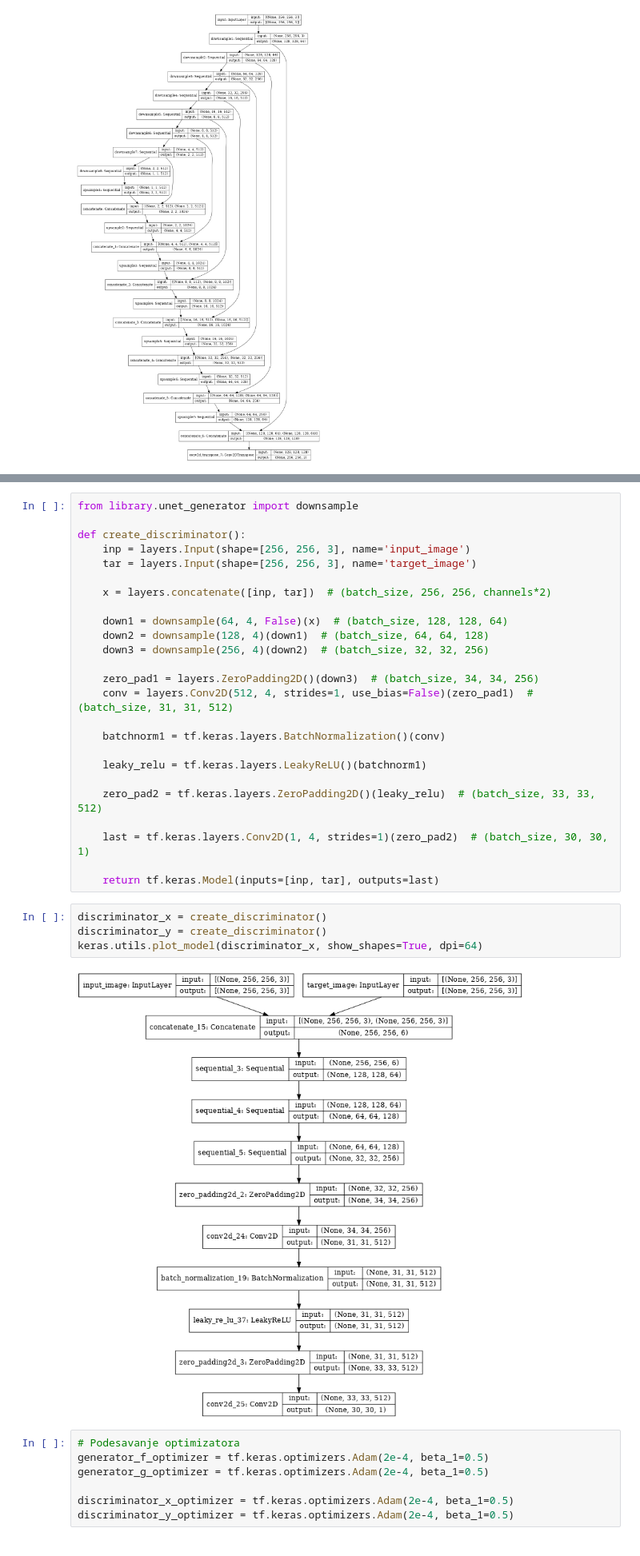
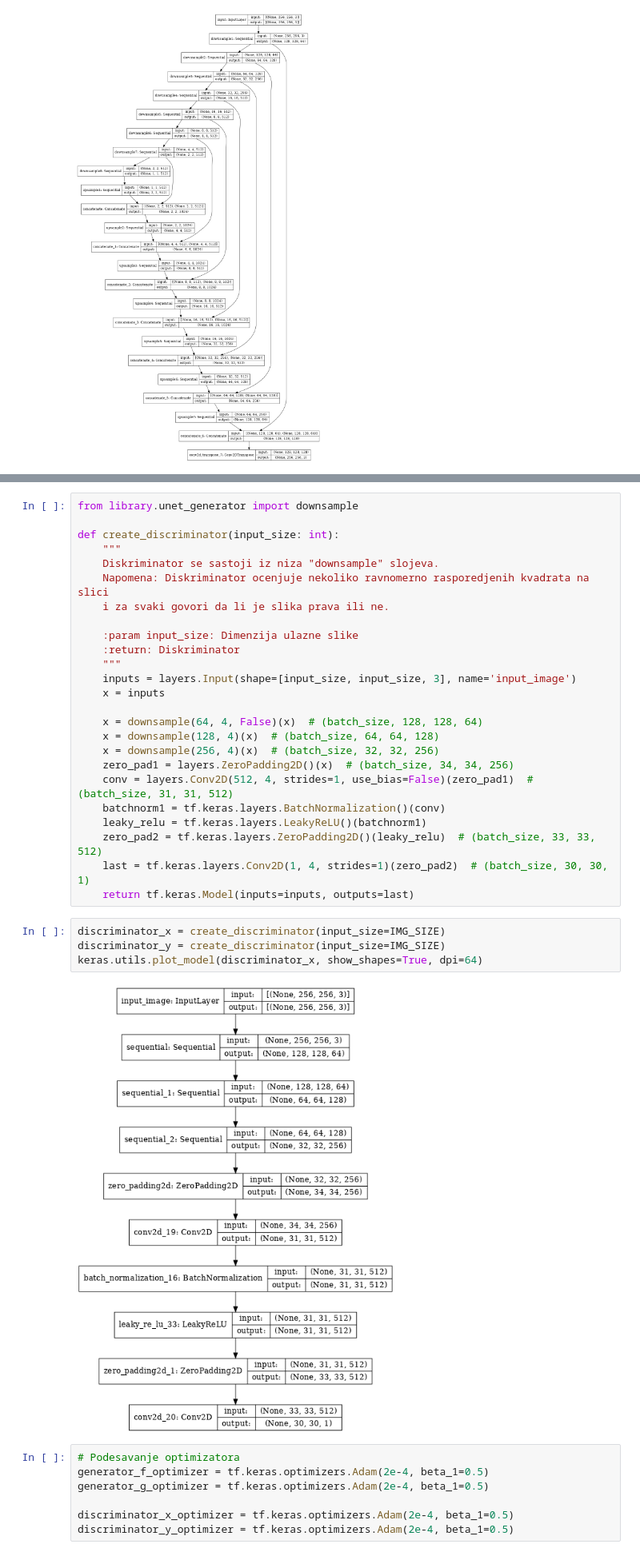
Before and after one commit to Robotmurlock/MATF-ML-pix2pix-CycleGAN, a Jupyter notebook: 06-CycleGAN-horses-and-zebras.ipynb, the cells around one changed output, grey strips where cells are left out. Shown at 80% size. Saved outputs shown, nothing was run; the diff lists cells and outputs as text.

```diff
--- a/06-CycleGAN-horses-and-zebras.ipynb
+++ b/06-CycleGAN-horses-and-zebras.ipynb
@@ -119,34 +114,34 @@ NameError: name 'tf_train' is not defined
 # %%
 from library.unet_generator import downsample
 
-def create_discriminator():
-    inp = layers.Input(shape=[256, 256, 3], name='input_image')
-    tar = layers.Input(shape=[256, 256, 3], name='target_image')
+def create_discriminator(input_size: int):
+    """
+    Diskriminator se sastoji iz niza "downsample" slojeva.
+    Napomena: Diskriminator ocenjuje nekoliko ravnomerno rasporedjenih kvadrata na slici
+    i za svaki govori da li je slika prava ili ne.
 
-    x = layers.concatenate([inp, tar])  # (batch_size, 256, 256, channels*2)
+    :param input_size: Dimenzija ulazne slike
+    :return: Diskriminator
+    """
+    inputs = layers.Input(shape=[input_size, input_size, 3], name='input_image')
+    x = inputs
 
-    down1 = downsample(64, 4, False)(x)  # (batch_size, 128, 128, 64)
-    down2 = downsample(128, 4)(down1)  # (batch_size, 64, 64, 128)
-    down3 = downsample(256, 4)(down2)  # (batch_size, 32, 32, 256)
-
-    zero_pad1 = layers.ZeroPadding2D()(down3)  # (batch_size, 34, 34, 256)
+    x = downsample(64, 4, False)(x)  # (batch_size, 128, 128, 64)
+    x = downsample(128, 4)(x)  # (batch_size, 64, 64, 128)
+    x = downsample(256, 4)(x)  # (batch_size, 32, 32, 256)
+    zero_pad1 = layers.ZeroPadding2D()(x)  # (batch_size, 34, 34, 256)
     conv = layers.Conv2D(512, 4, strides=1, use_bias=False)(zero_pad1)  # (batch_size, 31, 31, 512)
-
     batchnorm1 = tf.keras.layers.BatchNormalization()(conv)
-
     leaky_relu = tf.keras.layers.LeakyReLU()(batchnorm1)
-
     zero_pad2 = tf.keras.layers.ZeroPadding2D()(leaky_relu)  # (batch_size, 33, 33, 512)
-
     last = tf.keras.layers.Conv2D(1, 4, strides=1)(zero_pad2)  # (batch_size, 30, 30, 1)
-
-    return tf.keras.Model(inputs=[inp, tar], outputs=last)
+    return tf.keras.Model(inputs=inputs, outputs=last)
 # %%
-discriminator_x = create_discriminator()
-discriminator_y = create_discriminator()
+discriminator_x = create_discriminator(input_size=IMG_SIZE)
+discriminator_y = create_discriminator(input_size=IMG_SIZE)
 keras.utils.plot_model(discriminator_x, show_shapes=True, dpi=64)
 # %% [output]
-[figure, old version]
+[figure, new version]
 # %%
 # Podesavanje optimizatora
 generator_f_optimizer = tf.keras.optimizers.Adam(2e-4, beta_1=0.5)
```
Also changed, not shown: parts of 4 cells of this notebook, 9 other files.
